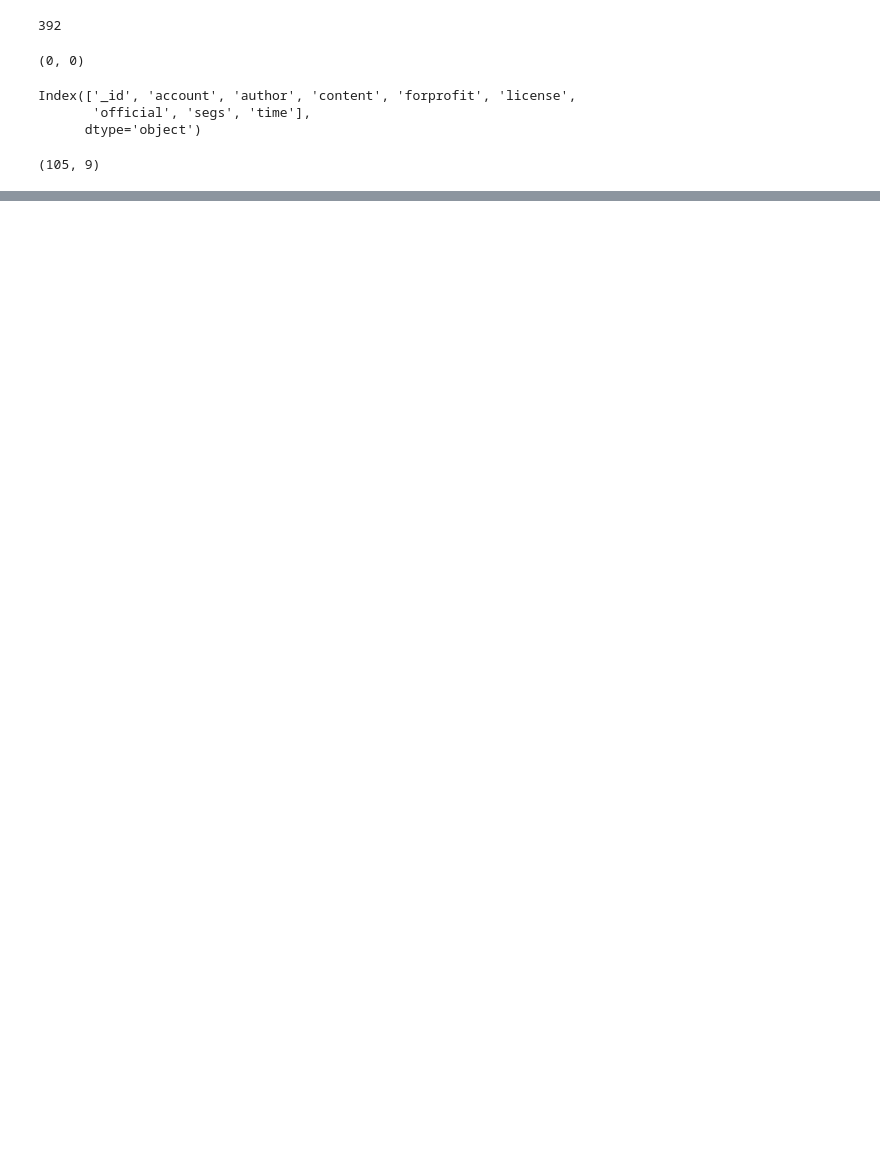
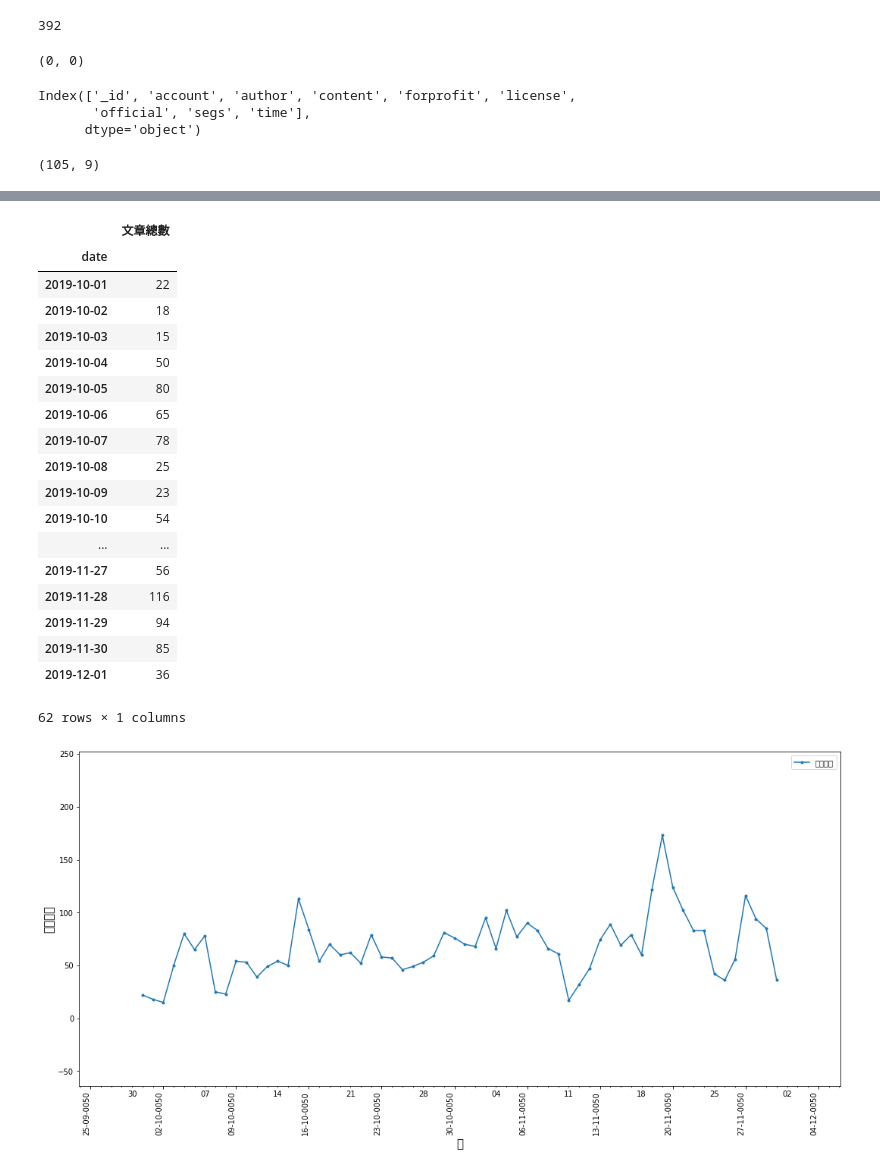
Before and after one commit to bluekidds/weixin_crawler, a Jupyter notebook: Untitled.ipynb, the cells around one changed output, grey strips where cells are left out. Cells and saved outputs as stored; diff of their text form; code cells hidden in the pictures; blank space fills up the shorter version.

```diff
--- a/Untitled.ipynb
+++ b/Untitled.ipynb
@@ -78,0 +113,14 @@ display(all_articles_df.shape)
+# %%
+start_str = start.split("-")
+end_str = end.split("-")
+
+start = date(int(start_str[0]), int(start_str[1]), int(start_str[2]))
+end = date(int(end_str[0]), int(end_str[1]), int(end_str[2]))
+# %%
+
+
+output_path = "plots_Output"
+# %%
+df = pd.read_csv(data, encoding = "utf-8", index_col = 0)
+
+display(df.head())
@@ -78,0 +237,23 @@ display(all_articles_df.shape)
+# %%
+get_week_count_plot(df, start, end)
+# %% [output]
+|  | 文章總數 |
+| date |  |
+| 2019-10-01 | 22 |
+| 2019-10-02 | 18 |
+| 2019-10-03 | 15 |
+| 2019-10-04 | 50 |
+| 2019-10-05 | 80 |
+| 2019-10-06 | 65 |
+| 2019-10-07 | 78 |
+| 2019-10-08 | 25 |
+| 2019-10-09 | 23 |
+| 2019-10-10 | 54 |
+| ... | ... |
+| 2019-11-27 | 56 |
+| 2019-11-28 | 116 |
+| 2019-11-29 | 94 |
+| 2019-11-30 | 85 |
+| 2019-12-01 | 36 |
+62 rows × 1 columns
+[figure, added]
```
Also changed, not shown: parts of 33 cells of this notebook, 1 other file.
